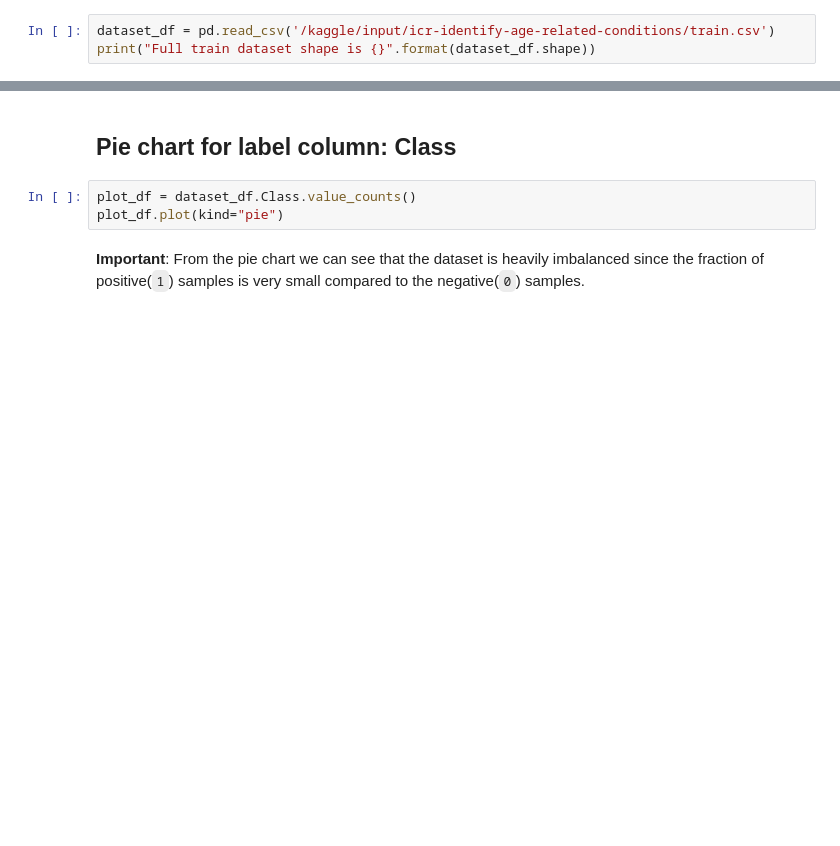
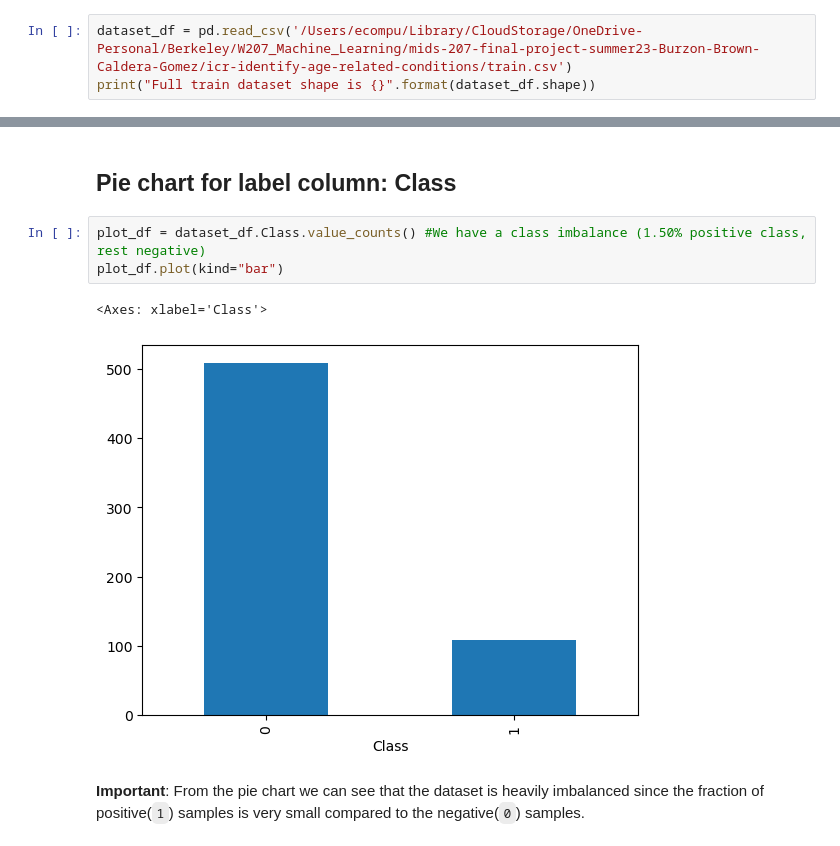
Before and after one commit to darby-brown/predicting-age-related-diseases, a Jupyter notebook: icr-identify-age-related-conditions/identifying-age-related-conditions-w-tfdf.ipynb, the cells around one changed output, grey strips where cells are left out. Cells and saved outputs as stored; diff of their text form; blank space fills up the shorter version.

```diff
--- a/icr-identify-age-related-conditions/identifying-age-related-conditions-w-tfdf.ipynb
+++ b/icr-identify-age-related-conditions/identifying-age-related-conditions-w-tfdf.ipynb
@@ -36,5 +42,5 @@ print("TensorFlow Decision Forests v" + tfdf.__version__)
 # %% [markdown]
 # Load the Dataset
 # %%
-dataset_df = pd.read_csv('/kaggle/input/icr-identify-age-related-conditions/train.csv')
+dataset_df = pd.read_csv('/Users/ecompu/Library/CloudStorage/OneDrive-Personal/Berkeley/W207_Machine_Learning/mids-207-final-project-summer23-Burzon-Brown-Caldera-Gomez/icr-identify-age-related-conditions/train.csv')
 print("Full train dataset shape is {}".format(dataset_df.shape))
@@ -54,8 +99,11 @@ dataset_df.info()
 # %% [markdown]
 ## Pie chart for label column: Class
 # %%
-plot_df = dataset_df.Class.value_counts()
-plot_df.plot(kind="pie")
+plot_df = dataset_df.Class.value_counts() #We have a class imbalance (1.50% positive class, rest negative)
+plot_df.plot(kind="bar")
+# %% [output]
+<Axes: xlabel='Class'>
+[figure, added]
 # %% [markdown]
 **Important**: From the pie chart we can see that the dataset is heavily imbalanced since the fraction of positive(`1`) samples is very small compared to the negative(`0`) samples.
 # %% [markdown]
```
Also changed, not shown: parts of 21 cells of this notebook, 1 other file.
